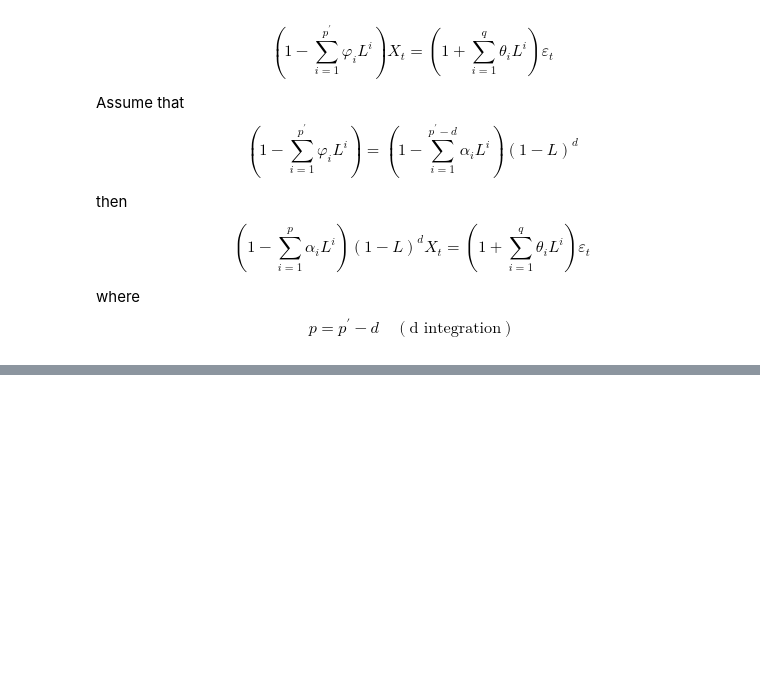
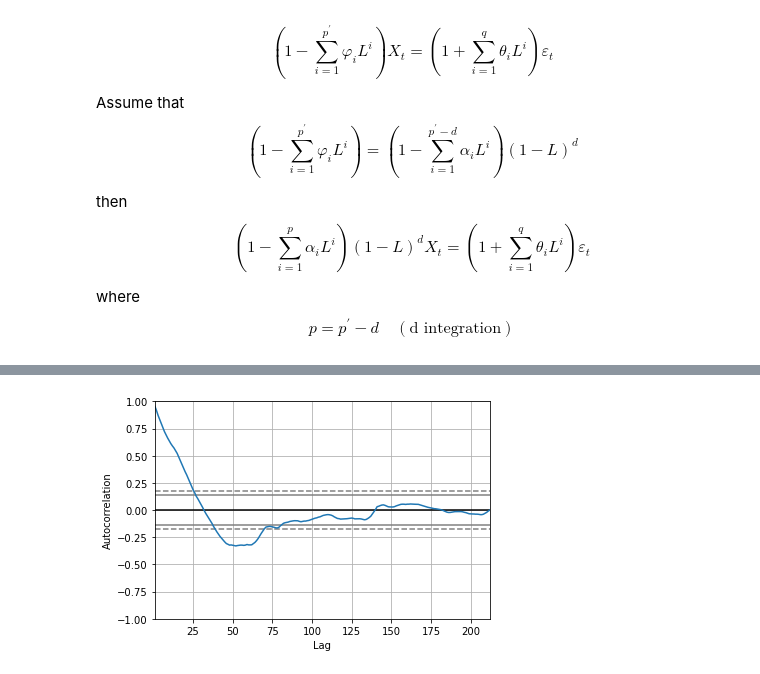
Before and after one commit to Wenbo-Git/Data-Science, a Jupyter notebook: Time Series/Time Series.ipynb, the cells around one changed output, grey strips where cells are left out. Saved outputs shown, nothing was run; the diff lists cells and outputs as text; code cells hidden in the pictures; blank space fills up the shorter version.

```diff
--- a/Time Series/Time Series.ipynb
+++ b/Time Series/Time Series.ipynb
@@ -70,0 +73,5 @@ Text(0.5, 1.0, 'BTC Autocorrelation plot')
+# %%
+autocorrelation_plot(data["Close"])
+plt.show()
+# %% [output]
+[figure, added]
```
Also changed, not shown: parts of 15 cells of this notebook.
